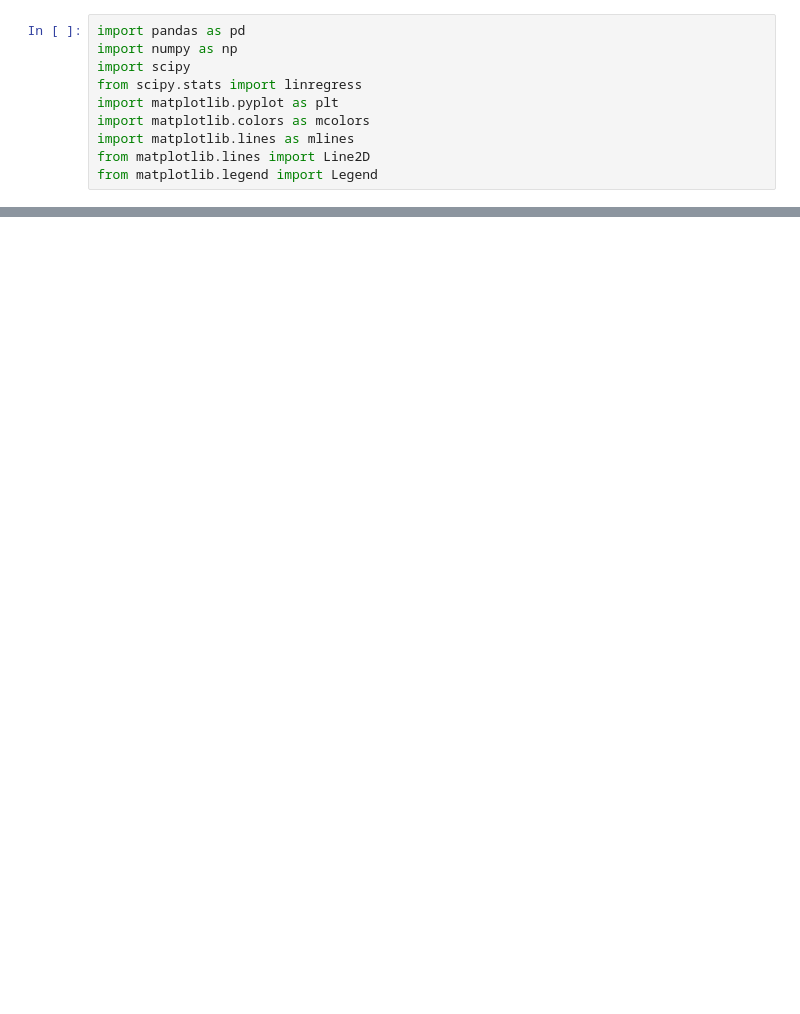
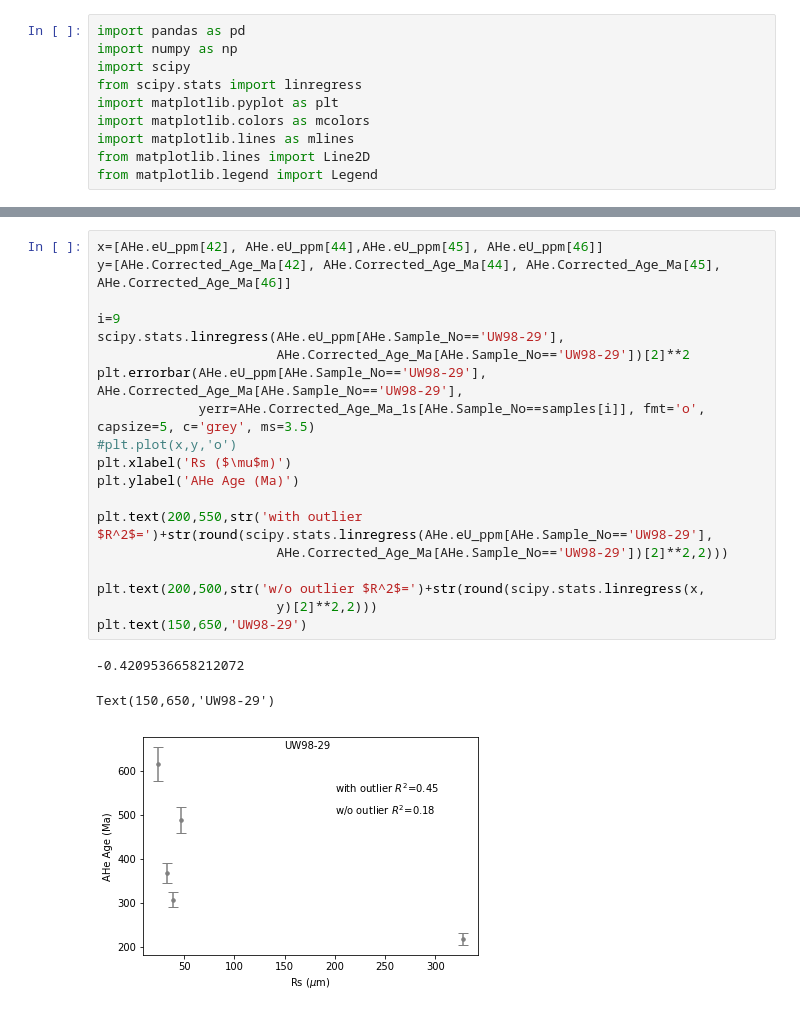
Before and after one commit to saraemp/10.1029-2019TC005988, a Jupyter notebook: AHe_age_vs_eU_vsRs_bysample.ipynb, the cells around one changed output, grey strips where cells are left out. Cells and saved outputs as stored; diff of their text form; blank space fills up the shorter version.

```diff
--- a/AHe_age_vs_eU_vsRs_bysample.ipynb
+++ b/AHe_age_vs_eU_vsRs_bysample.ipynb
@@ -46,0 +53,23 @@ fig.savefig("AHe_age_vs_eU_vsRs_datarep.pdf", dpi=300)
+# %%
+x=[AHe.eU_ppm[42], AHe.eU_ppm[44],AHe.eU_ppm[45], AHe.eU_ppm[46]]
+y=[AHe.Corrected_Age_Ma[42], AHe.Corrected_Age_Ma[44], AHe.Corrected_Age_Ma[45], AHe.Corrected_Age_Ma[46]]
+
+i=9
+scipy.stats.linregress(AHe.eU_ppm[AHe.Sample_No=='UW98-29'],
+                       AHe.Corrected_Age_Ma[AHe.Sample_No=='UW98-29'])[2]**2
+plt.errorbar(AHe.eU_ppm[AHe.Sample_No=='UW98-29'], AHe.Corrected_Age_Ma[AHe.Sample_No=='UW98-29'],
+             yerr=AHe.Corrected_Age_Ma_1s[AHe.Sample_No==samples[i]], fmt='o', capsize=5, c='grey', ms=3.5)
+#plt.plot(x,y,'o')
+plt.xlabel('Rs ($\mu$m)')
+plt.ylabel('AHe Age (Ma)')
+
+plt.text(200,550,str('with outlier $R^2$=')+str(round(scipy.stats.linregress(AHe.eU_ppm[AHe.Sample_No=='UW98-29'],
+                       AHe.Corrected_Age_Ma[AHe.Sample_No=='UW98-29'])[2]**2,2)))
+
+plt.text(200,500,str('w/o outlier $R^2$=')+str(round(scipy.stats.linregress(x,
+                       y)[2]**2,2)))
+plt.text(150,650,'UW98-29')
+# %% [output]
+-0.4209536658212072
+Text(150,650,'UW98-29')
+[figure, added]
```
Also changed, not shown: parts of 2 cells of this notebook.
